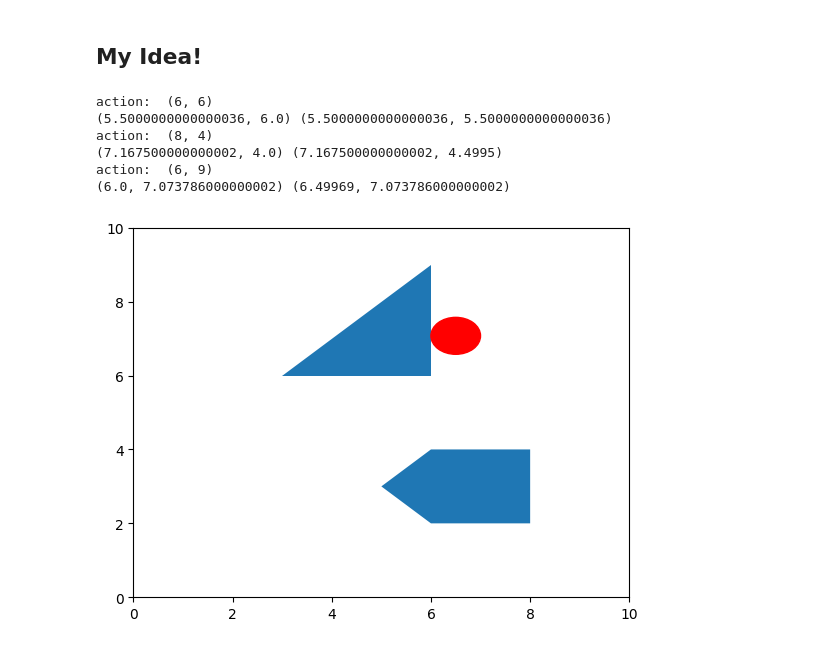
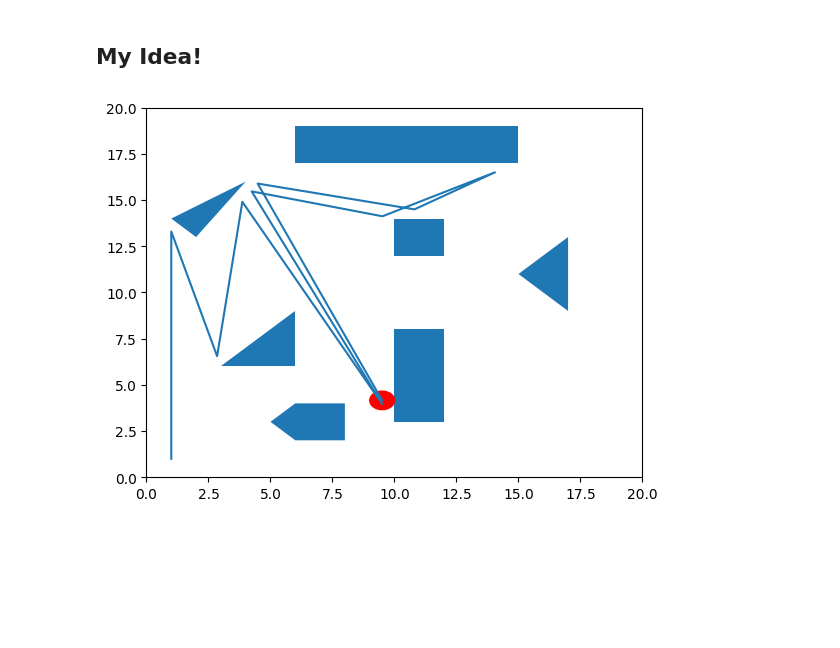
Before and after one commit to hmp-anthony/AIMA, a Jupyter notebook: polygon_env.ipynb, the cells around one changed output. Drawn from its saved outputs; the diff is of its cells as text; code cells hidden in the pictures; blank space fills up the shorter version.

```diff
--- a/polygon_env.ipynb
+++ b/polygon_env.ipynb
@@ -105,6 +105,7 @@ class Environment:
         self.agent = agent
         self.agent_position = initial_position
         self.polygons = polygons
+        self.path = []
 
     def percept(self):
         # We need to find all visible vertices.
@@ -131,7 +132,6 @@ class Environment:
 
     def execute_action(self, action):
         if isinstance(action, vertex):
-            print("action: ", action)
             self.move_agent(action)
 
     def intersect(self, center, r):
@@ -174,10 +174,10 @@ class Environment:
             if(intersections):
                 contact = 0.5 * (intersections[0] + intersections[1])
                 self.agent_position = center
+                self.path.append(center)
                 normal = center - contact
                 normal.normalize()
                 self.agent.visibility_plane = [normal, center]
-                print(contact, center)
                 break
             t += 0.001
 
@@ -185,43 +185,51 @@ class Environment:
         action = agent.program(self.percept())
         self.execute_action(action)
 
-    def run(self, steps=3):
+    def run(self, steps=10):
         for step in range(steps):
             self.step()
 # %%
 polygons = [polygon([vertex(6,2), vertex(8,2), vertex(8,4), vertex(6,4), vertex(5,3)]),
-            polygon([vertex(3,6), vertex(6,6), vertex(6,9)])]
+            polygon([vertex(3,6), vertex(6,6), vertex(6,9)]),
+            polygon([vertex(10,3), vertex(12,3), vertex(12,8), vertex(10,8)]),
+            polygon([vertex(2,13), vertex(4,16), vertex(1,14)]),
+            polygon([vertex(10,12), vertex(12,12), vertex(12,14), vertex(10,14)]),
+            polygon([vertex(15,11), vertex(17,9), vertex(17,13)]),
+            polygon([vertex(6,17), vertex(15,17), vertex(15,19), vertex(6,19)])]
 
 initial_position = vertex(1,1)
-goal = vertex(8,8)
 
 agent = PolygonAgent(program)
 env = Environment(polygons, agent, initial_position)
 env.run()
 
 polygon_data = []
 for p in polygons:
     vertex_list = p.get_vertices()
     vertex_list = [(v.x, v.y) for v in vertex_list]
     plot_p = Polygon(vertex_list)
     polygon_data.append(plot_p)
 
 fig,ax = plt.subplots()
 
 for p in polygon_data:
     ax.add_patch(p)
 
 circle1 = plt.Circle((env.agent_position.x, env.agent_position.y), agent.size, color='r')
 plt.gca().add_patch(circle1)
 
-ax.set_xlim([0,10])
-ax.set_ylim([0,10])
+path_x = [initial_position.x]
+path_y = [initial_position.y]
+for p in env.path:
+    path_x.append(p.x)
+    path_y.append(p.y)
+
+
+ax.plot(path_x, path_y)
+
+ax.set_xlim([0,20])
+ax.set_ylim([0,20])
+
 plt.show()
 # %% [output]
-action:  (6, 6)
-(5.5000000000000036, 6.0) (5.5000000000000036, 5.5000000000000036)
-action:  (8, 4)
-(7.167500000000002, 4.0) (7.167500000000002, 4.4995)
-action:  (6, 9)
-(6.0, 7.073786000000002) (6.49969, 7.073786000000002)
-[figure, old version]
+[figure, new version]
```
